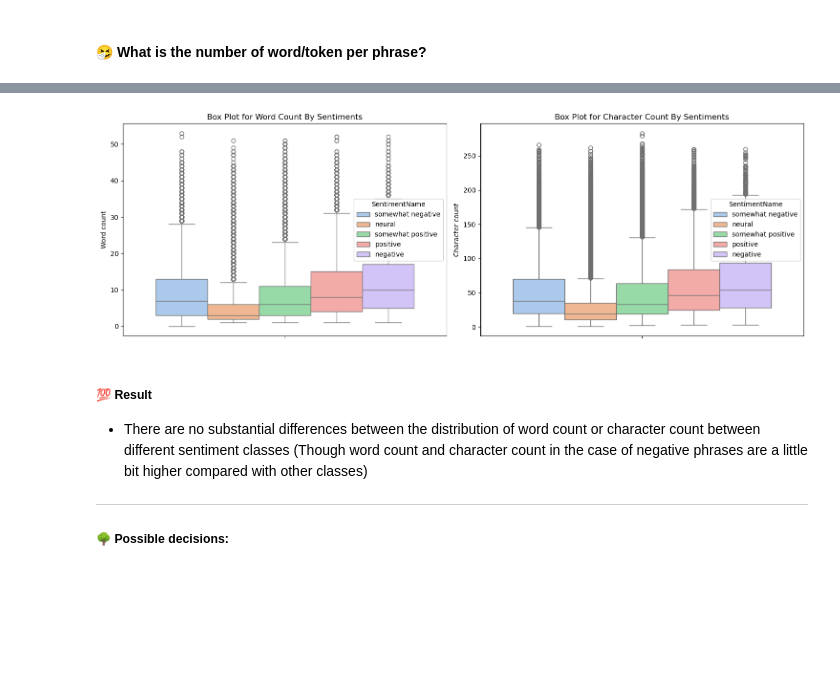
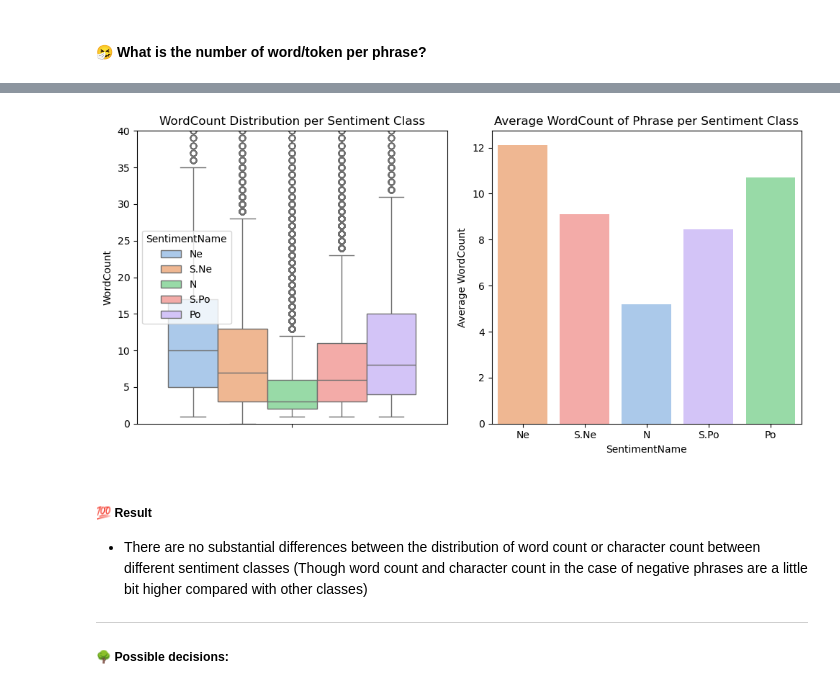
Before and after one commit to trungdung1711/sentiment-analysis-on-movie-reviews, a Jupyter notebook: notebooks/2_data_exploration.ipynb, the cells around one changed output, grey strips where cells are left out. Drawn from its saved outputs; the diff is of its cells as text; code cells hidden in the pictures; blank space fills up the shorter version.

```diff
--- a/notebooks/2_data_exploration.ipynb
+++ b/notebooks/2_data_exploration.ipynb
@@ -79,11 +79,11 @@ memory usage: 4.8 MB
 eda_df = df.copy()
 # %%
 sentiment_mappings = {
-    0 : "negative",
-    1 : "somewhat negative",
-    2 : "neural",
-    3 : "somewhat positive",
-    4 : "positive"
+    0 : "Ne",
+    1 : "S.Ne",
+    2 : "N",
+    3 : "S.Po",
+    4 : "Po"
 }
 
 icon_mappings = {
@@ -227,0 +261,8 @@ average_word_count.head()
+# %%
+order = [
+    "Ne",
+    "S.Ne",
+    "N",
+    "S.Po",
+    "Po"
+]
@@ -257,34 +304,40 @@ plt.show()
 # %%
 # Figure
-fig, axs = plt.subplots(1, 2, figsize=(15, 5))
+fig, axs = plt.subplots(1, 2, figsize=(10, 5))
 
 # Pass result of seaborn to ax
 sns.boxplot(
     data=word_count_df,
-    y="Word count",
+    y="WordCount",
     hue="SentimentName",
     palette="pastel",
-    ax=axs[0]
+    ax=axs[0],
+    hue_order=order
 )
-axs[0].set_title("Box Plot")
+# axs.set_title("Box Plot")
+# axs.set_ylim((0, 40))
+axs[0].set_title("WordCount Distribution per Sentiment Class")
 
-# Pass result of seaborn to ax
-sns.boxplot(
-    data=word_count_df,
-    y="Character count",
-    hue="SentimentName",
-    palette="pastel",
-    ax=axs[1]
-)
+axs[0].set_ylim((0, 40))
 
-# Configure each ax
-axs[0].set_title("Box Plot for Word Count By Sentiments")
-axs[1].set_title("Box Plot for Character Count By Sentiments")
+sns.barplot(
+        data=average_word_count,
+        x="SentimentName",
+        y="WordCount",
+        palette="pastel",
+        hue="SentimentName",
+        ax=axs[1],
+        order=order
+    )
 
+axs[1].set_ylabel("Average WordCount")
+axs[1].set_title("Average WordCount of Phrase per Sentiment Class")
+
+# plt.title("WordCount Distribution Per Sentiment Class")
 plt.tight_layout()
 plt.show()
 # %% [output]
-[figure, old version]
+[figure, new version]
 # %%
 fig, axs = plt.subplots(1, 1, figsize=(7, 5))
 
```
Also changed, not shown: parts of 39 cells of this notebook.
